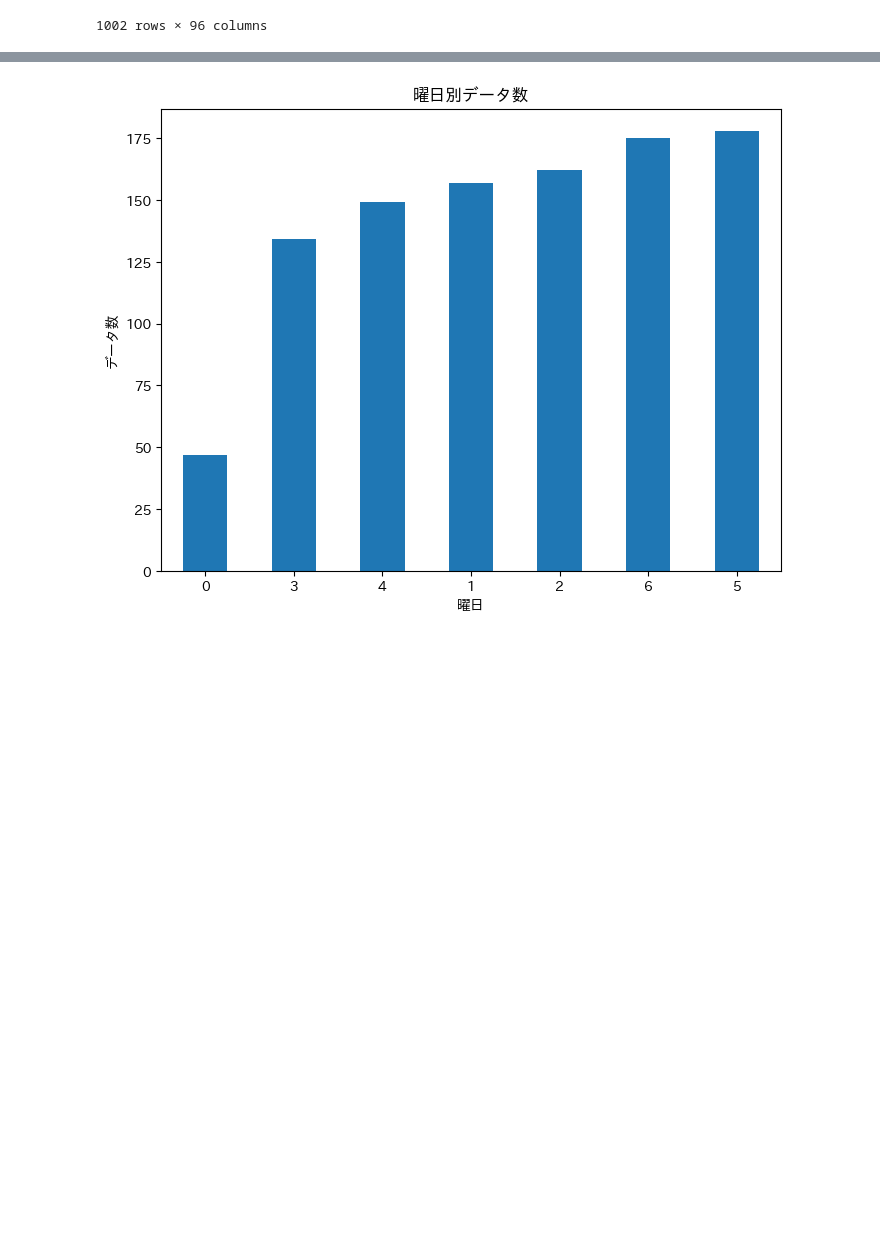
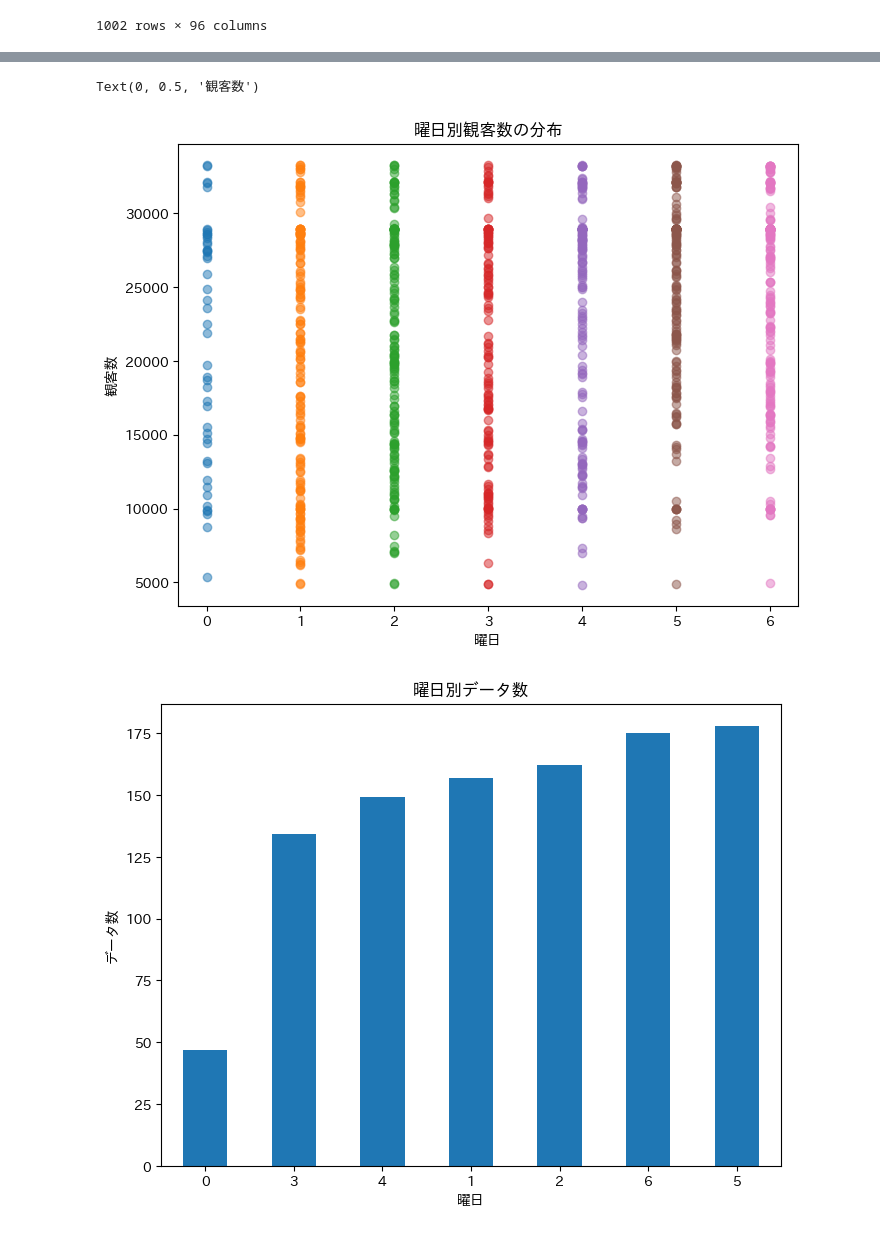
Before and after one commit to tsyu12345/Class_DataScienceEX, a Jupyter notebook: 最終課題用/report-23vr008n.ipynb, the cells around one changed output, grey strips where cells are left out. Cells and saved outputs as stored; diff of their text form; code cells hidden in the pictures; blank space fills up the shorter version.

```diff
--- a/最終課題用/report-23vr008n.ipynb
+++ b/最終課題用/report-23vr008n.ipynb
@@ -214,3 +231,17 @@ df_encoded
+# %%
+# 曜日と観客数の関係
+weekdays = df_encoded['曜日'].unique()
+audiences = df_encoded['観客数'].groupby(df_encoded['曜日'])
+
+plt.figure(figsize=(8, 6))
+for weekday, audience in audiences:
+    plt.scatter([weekday] * len(audience), audience, alpha=0.5)
+plt.title("曜日別観客数の分布")
+plt.xlabel("曜日")
+plt.ylabel("観客数")
+# %% [output]
+Text(0, 0.5, '観客数')
+[figure, added]
 # %%
 #曜日別データの可視化
 day_counts = df_encoded['曜日'].value_counts().sort_values()
```
Also changed, not shown: parts of 27 cells of this notebook, 11 other files.
